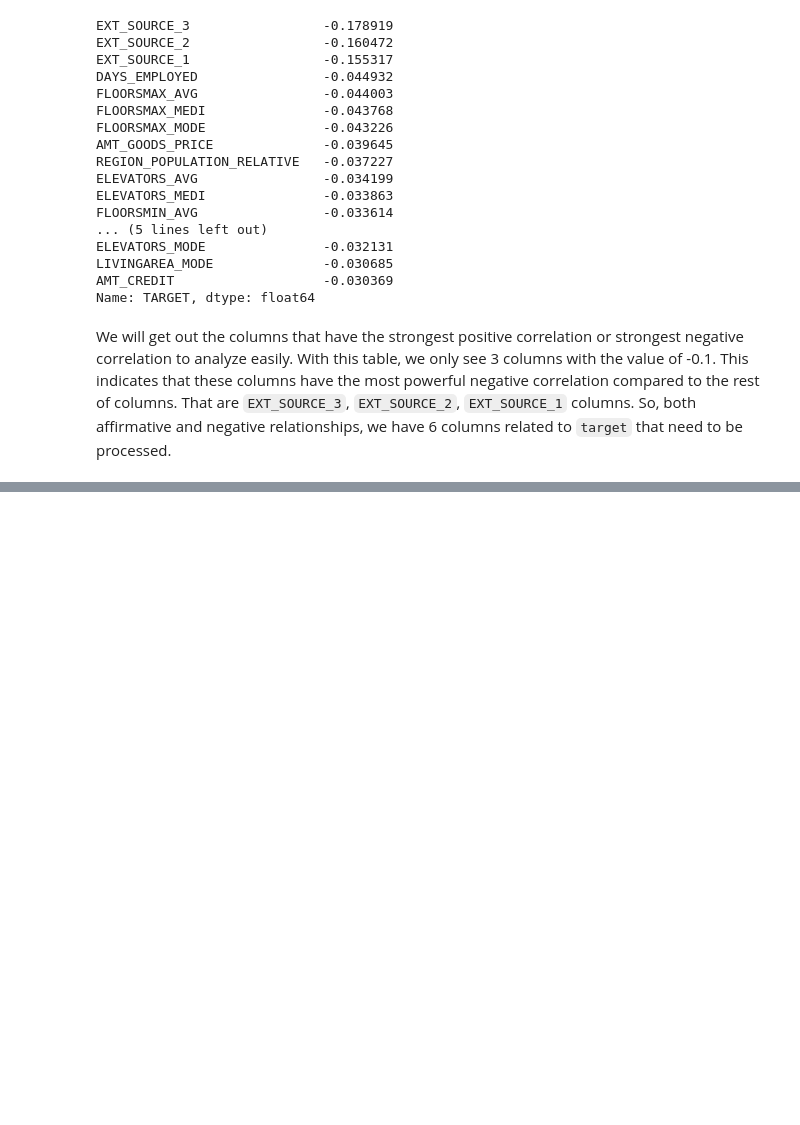
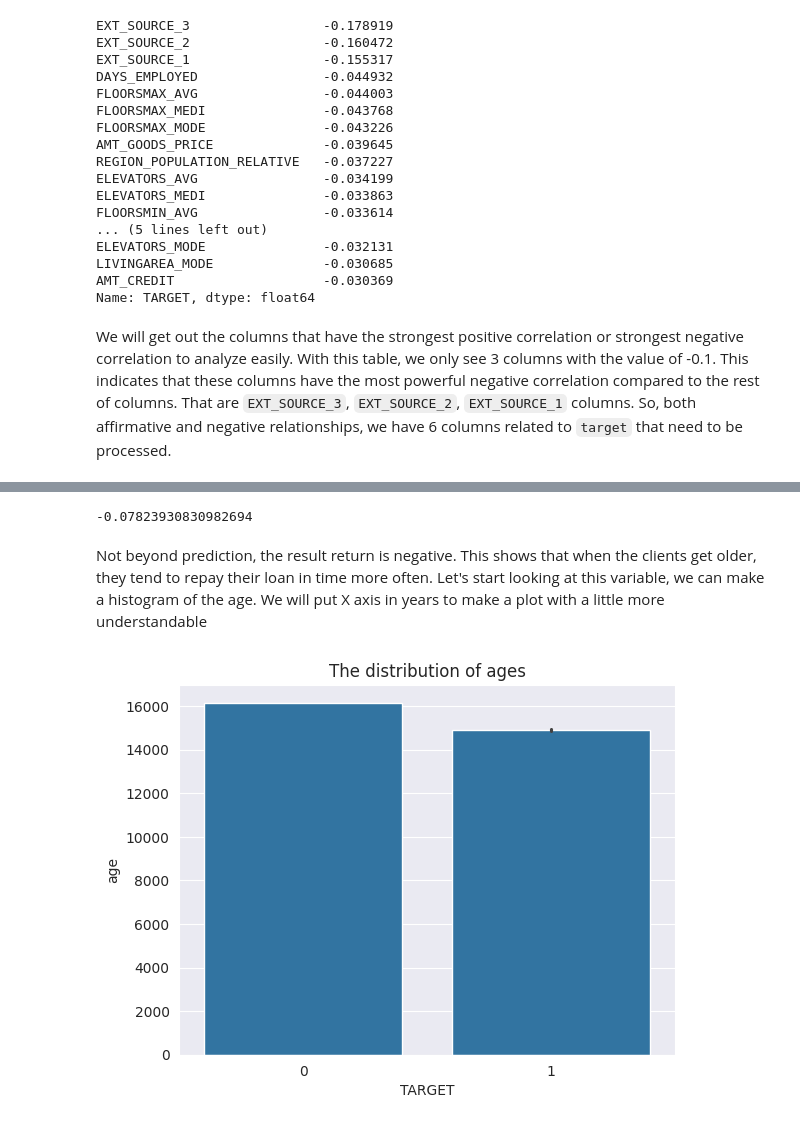
Before and after one commit to vthuhien/Data, a Jupyter notebook: Home_credit/home_credit_analysis.ipynb, the cells around one changed output, grey strips where cells are left out. Cells and saved outputs as stored; diff of their text form; code cells hidden in the pictures; blank space fills up the shorter version.

```diff
--- a/Home_credit/home_credit_analysis.ipynb
+++ b/Home_credit/home_credit_analysis.ipynb
@@ -354,0 +375,16 @@ That are `EXT_SOURCE_3`, `EXT_SOURCE_2`, `EXT_SOURCE_1` columns. So, both affirm
+# %%
+df_train['DAYS_BIRTH'] = abs(df_train['DAYS_BIRTH'])
+A = df_train['DAYS_BIRTH'] .corr(df_train['TARGET'])
+print(A)
+# %% [output]
+-0.07823930830982694
+# %% [markdown]
+Not beyond prediction, the result return is negative. This shows that when the clients get older, they tend to repay their loan in time more often. Let's start looking at this variable, we can make a histogram of the age. We will put X axis in years to make a plot with a little more understandable
+# %%
+# plt.figure(figsize=(12, 8))
+df_train['age'] = df_train['DAYS_BIRTH'].abs()
+sns.barplot(y='age', x='TARGET', data=df_train )
+plt.title('The distribution of ages')
+plt.show;
+# %% [output]
+[figure, added]
```
Also changed, not shown: parts of 10 cells of this notebook.
